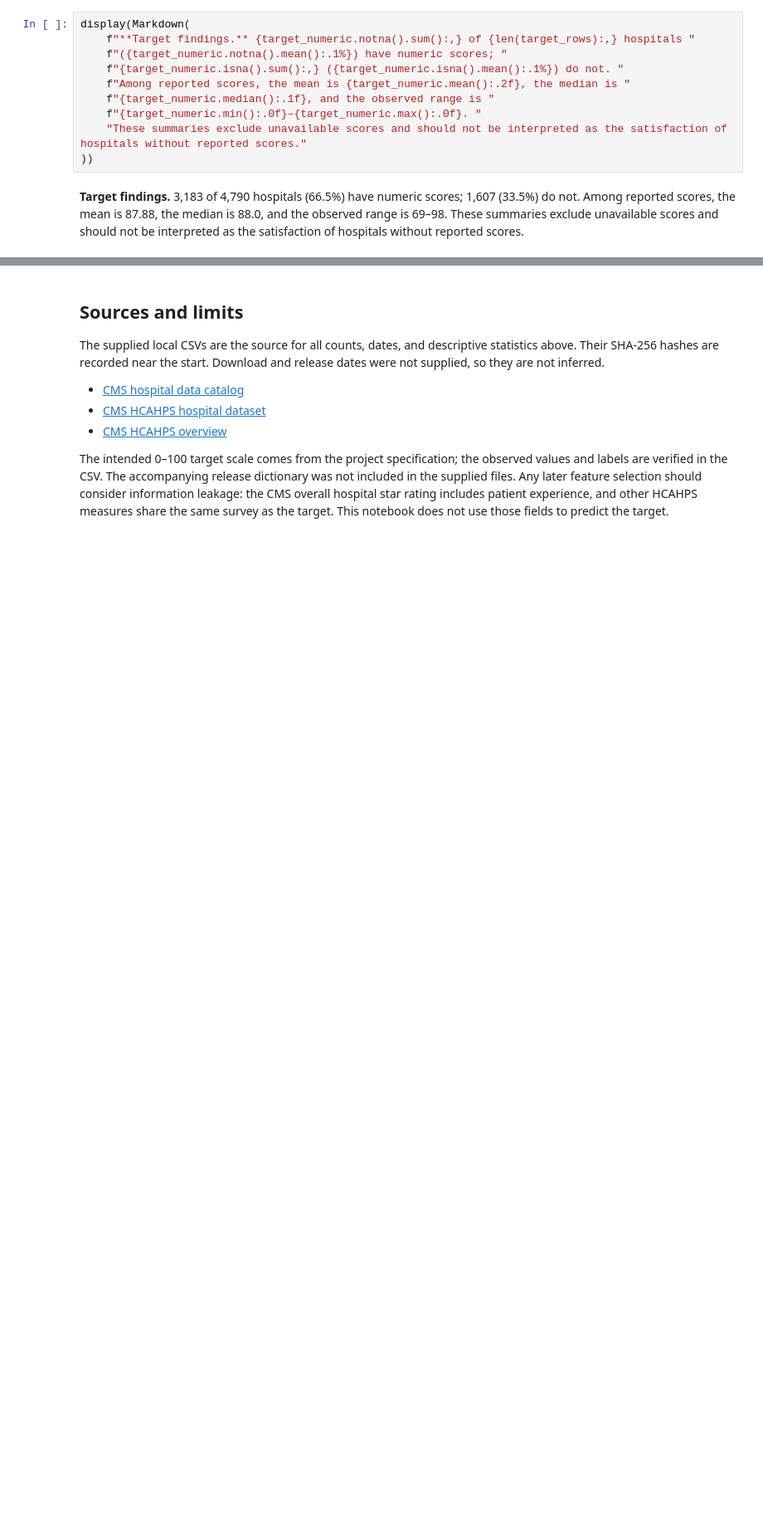
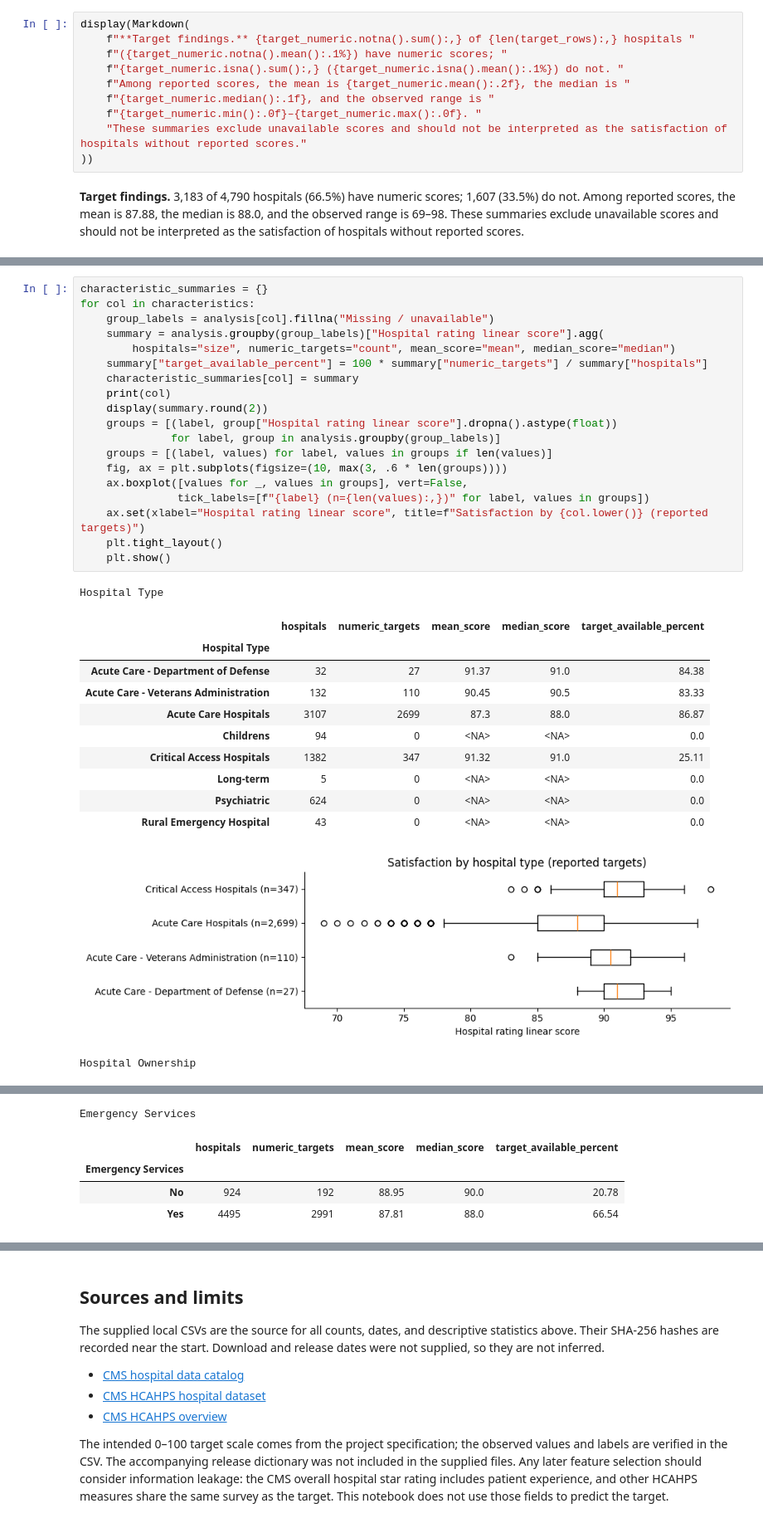
Before and after one commit to emmchung/Patient-Hospital-Satisfaction, a Jupyter notebook: hospital_analysis.ipynb, the cells around one changed output, grey strips where cells are left out. Shown at 83% size. Drawn from its saved outputs; the diff is of its cells as text; blank space fills up the shorter version.

```diff
--- a/hospital_analysis.ipynb
+++ b/hospital_analysis.ipynb
@@ -494,0 +378,33 @@ display(Markdown(
+# %%
+characteristic_summaries = {}
+for col in characteristics:
+    group_labels = analysis[col].fillna("Missing / unavailable")
+    summary = analysis.groupby(group_labels)["Hospital rating linear score"].agg(
+        hospitals="size", numeric_targets="count", mean_score="mean", median_score="median")
+    summary["target_available_percent"] = 100 * summary["numeric_targets"] / summary["hospitals"]
+    characteristic_summaries[col] = summary
+    print(col)
+    display(summary.round(2))
+    groups = [(label, group["Hospital rating linear score"].dropna().astype(float))
+              for label, group in analysis.groupby(group_labels)]
+    groups = [(label, values) for label, values in groups if len(values)]
+    fig, ax = plt.subplots(figsize=(10, max(3, .6 * len(groups))))
+    ax.boxplot([values for _, values in groups], vert=False,
+               tick_labels=[f"{label} (n={len(values):,})" for label, values in groups])
+    ax.set(xlabel="Hospital rating linear score", title=f"Satisfaction by {col.lower()} (reported targets)")
+    plt.tight_layout()
+    plt.show()
+# %% [output]
+Hospital Type
+|  | hospitals | numeric_targets | mean_score | median_score | target_available_percent |
+| Hospital Type |  |  |  |  |  |
+| Acute Care - Department of Defense | 32 | 27 | 91.37 | 91.0 | 84.38 |
+| Acute Care - Veterans Administration | 132 | 110 | 90.45 | 90.5 | 83.33 |
+| Acute Care Hospitals | 3107 | 2699 | 87.3 | 88.0 | 86.87 |
+| Childrens | 94 | 0 | <NA> | <NA> | 0.0 |
+| Critical Access Hospitals | 1382 | 347 | 91.32 | 91.0 | 25.11 |
+| Long-term | 5 | 0 | <NA> | <NA> | 0.0 |
+| Psychiatric | 624 | 0 | <NA> | <NA> | 0.0 |
+| Rural Emergency Hospital | 43 | 0 | <NA> | <NA> | 0.0 |
+[figure, added]
+Hospital Ownership
@@ -494,0 +426,5 @@ display(Markdown(
+Emergency Services
+|  | hospitals | numeric_targets | mean_score | median_score | target_available_percent |
+| Emergency Services |  |  |  |  |  |
+| No | 924 | 192 | 88.95 | 90.0 | 20.78 |
+| Yes | 4495 | 2991 | 87.81 | 88.0 | 66.54 |
```
Also changed, not shown: parts of 20 cells of this notebook, 1 other file.
